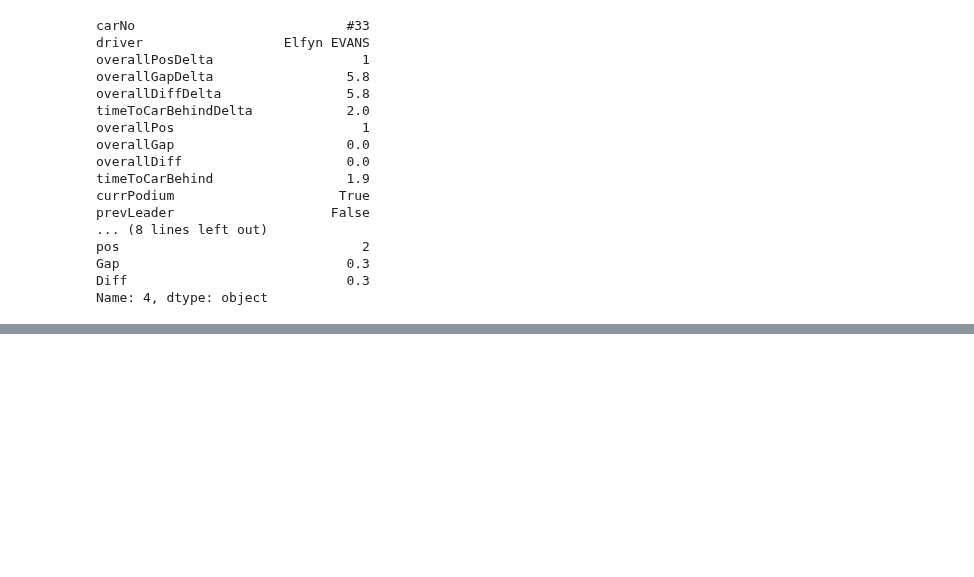
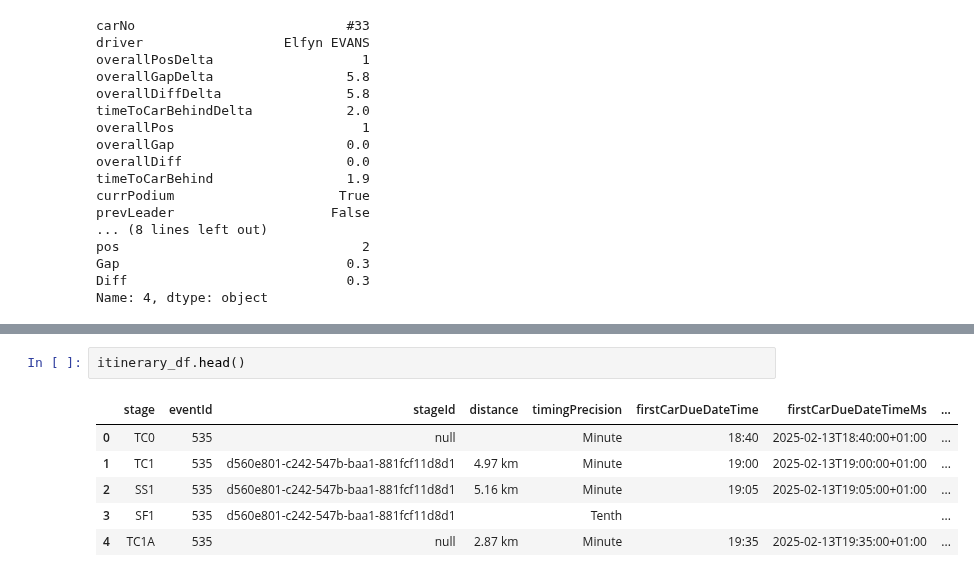
Before and after one commit to RallyDataJunkie/wrc-shinylive, a Jupyter notebook: src/shinyapp/.stage_reports.ipynb, the cells around one changed output, grey strips where cells are left out. Cells and saved outputs as stored; diff of their text form; blank space fills up the shorter version.

```diff
--- a/src/shinyapp/.stage_reports.ipynb
+++ b/src/shinyapp/.stage_reports.ipynb
@@ -274,3 +627,12 @@ remarks
   0.9),
  ('Elfyn EVANS moved into first place overall, taking a lead of 1.9s', 1.0),
  ('.', 0.9)]
+# %%
+itinerary_df.head()
+# %% [output]
+|  | stage | eventId | stageId | distance | timingPrecision | firstCarDueDateTime | firstCarDueDateTimeMs | ... |
+| 0 | TC0 | 535 | null |  | Minute | 18:40 | 2025-02-13T18:40:00+01:00 | ... |
+| 1 | TC1 | 535 | d560e801-c242-547b-baa1-881fcf11d8d1 | 4.97 km | Minute | 19:00 | 2025-02-13T19:00:00+01:00 | ... |
+| 2 | SS1 | 535 | d560e801-c242-547b-baa1-881fcf11d8d1 | 5.16 km | Minute | 19:05 | 2025-02-13T19:05:00+01:00 | ... |
+| 3 | SF1 | 535 | d560e801-c242-547b-baa1-881fcf11d8d1 |  | Tenth |  |  | ... |
+| 4 | TC1A | 535 | null | 2.87 km | Minute | 19:35 | 2025-02-13T19:35:00+01:00 | ... |
```
Also changed, not shown: parts of 16 cells of this notebook, 45 other files.
